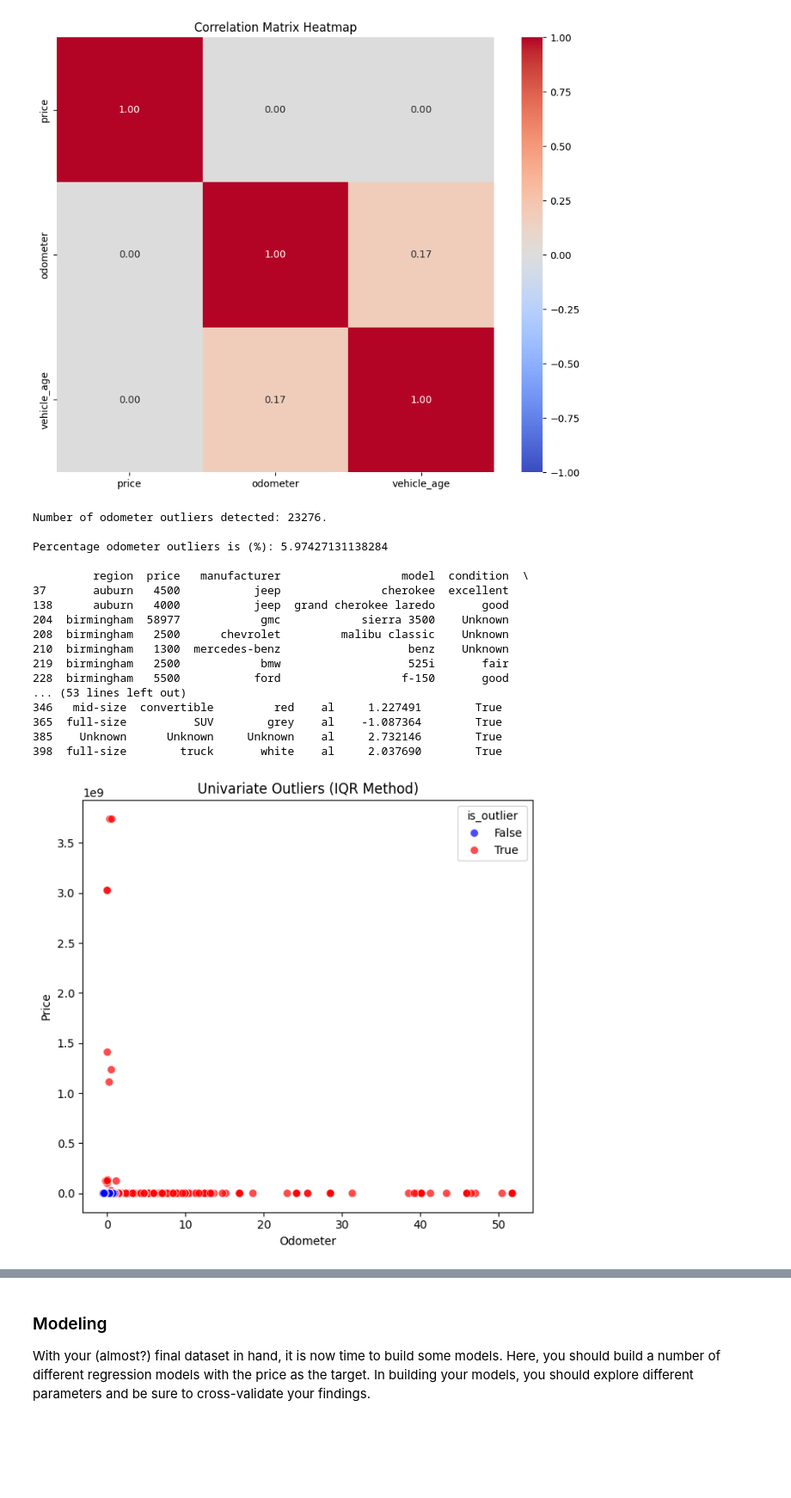
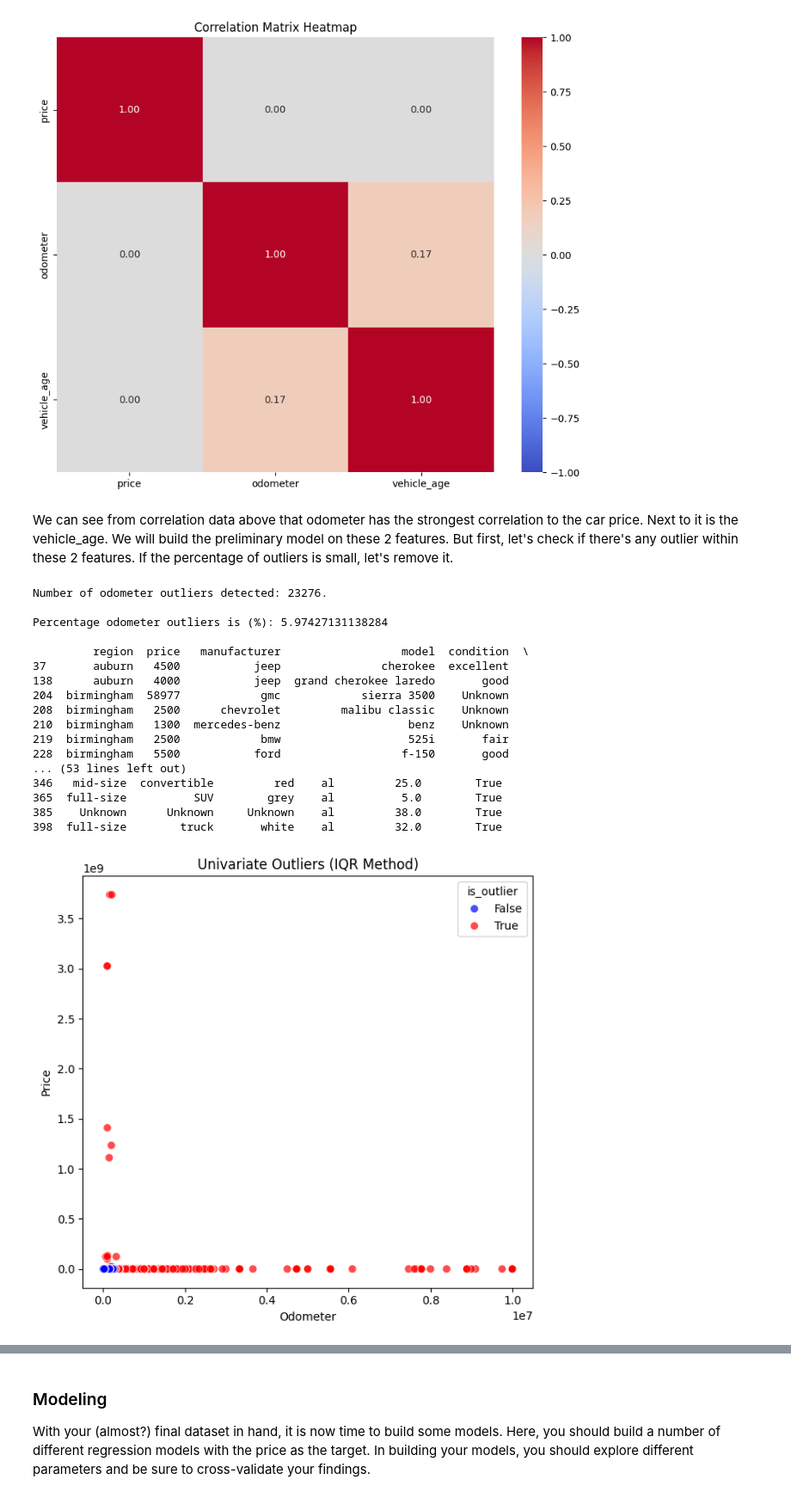
Before and after one commit to neilbyte/used_car_price, a Jupyter notebook: car_price.ipynb, the cells around one changed output, grey strips where cells are left out. Shown at 86% size. Saved outputs shown, nothing was run; the diff lists cells and outputs as text; code cells hidden in the pictures; blank space fills up the shorter version.

```diff
--- a/car_price.ipynb
+++ b/car_price.ipynb
@@ -206,6 +215,9 @@ odometer       0.000872
 vehicle_age    0.004772
 Name: price, dtype: float64
 [figure]
+# %% [markdown]
+We can see from correlation data above that odometer has the strongest correlation to the car price. Next to it is the vehicle_age. We will build the preliminary model on these 2 features.
+But first, let's check if there's any outlier within these 2 features. If the percentage of outliers is small, let's remove it.
 # %%
 np.random.seed(42)
 
@@ -252,53 +264,36 @@ print(df_clean[df_clean['is_outlier']].head(20))
 
 plt.figure(figsize=(12, 6))
 
 # Plot 1: Price vs. Odometer (IQR Outliers)
 plt.subplot(1, 2, 1)
 sns.scatterplot(
     data=df_clean, x='odometer', y='price',
     hue='is_outlier', palette={True: 'red', False: 'blue'},
     alpha=0.7, s=50
 )
 plt.title('Univariate Outliers (IQR Method)')
 plt.xlabel('Odometer')
 plt.ylabel('Price')
 
 plt.tight_layout()
+plt.savefig('images/outliers.png', bbox_inches='tight')
 plt.show()
-
-df_clean = df_clean.drop(odometer_outlier_indices)
-df_clean.reset_index(drop=True, inplace=True)
-
-# ==========================================
-# VISUALIZATION: Plotting the Outliers
-# ==========================================
-
-# Plot 2: Price vs. Odometer (Isolation Forest Outliers)
-###plt.subplot(1, 2, 2)
-###sns.scatterplot(
-###    data=df_clean, x='odometer', y='price',
-###    hue='is_iso_outlier', palette={True: 'red', False: 'blue'},
-###    alpha=0.7, s=50
-###)
-###plt.title('Multivariate Outliers (Isolation Forest)')
-###plt.xlabel('Odometer')
-###plt.ylabel('Price')
 # %% [output]
 Number of odometer outliers detected: 23276.
 
 Percentage odometer outliers is (%): 5.97427131138284
 
          region  price   manufacturer                  model  condition  \
 37       auburn   4500           jeep               cherokee  excellent
 138      auburn   4000           jeep  grand cherokee laredo       good
 204  birmingham  58977            gmc            sierra 3500    Unknown
 208  birmingham   2500      chevrolet         malibu classic    Unknown
 210  birmingham   1300  mercedes-benz                   benz    Unknown
 219  birmingham   2500            bmw                   525i       fair
 228  birmingham   5500           ford                  f-150       good
 ... (53 lines left out)
-346   mid-size  convertible         red    al     1.227491        True
-365  full-size          SUV        grey    al    -1.087364        True
-385    Unknown      Unknown     Unknown    al     2.732146        True
-398  full-size        truck       white    al     2.037690        True
+346   mid-size  convertible         red    al         25.0        True
+365  full-size          SUV        grey    al          5.0        True
+385    Unknown      Unknown     Unknown    al         38.0        True
+398  full-size        truck       white    al         32.0        True
-[figure, old version]
+[figure, new version]
```
Also changed, not shown: parts of 23 cells of this notebook, 11 other files.
